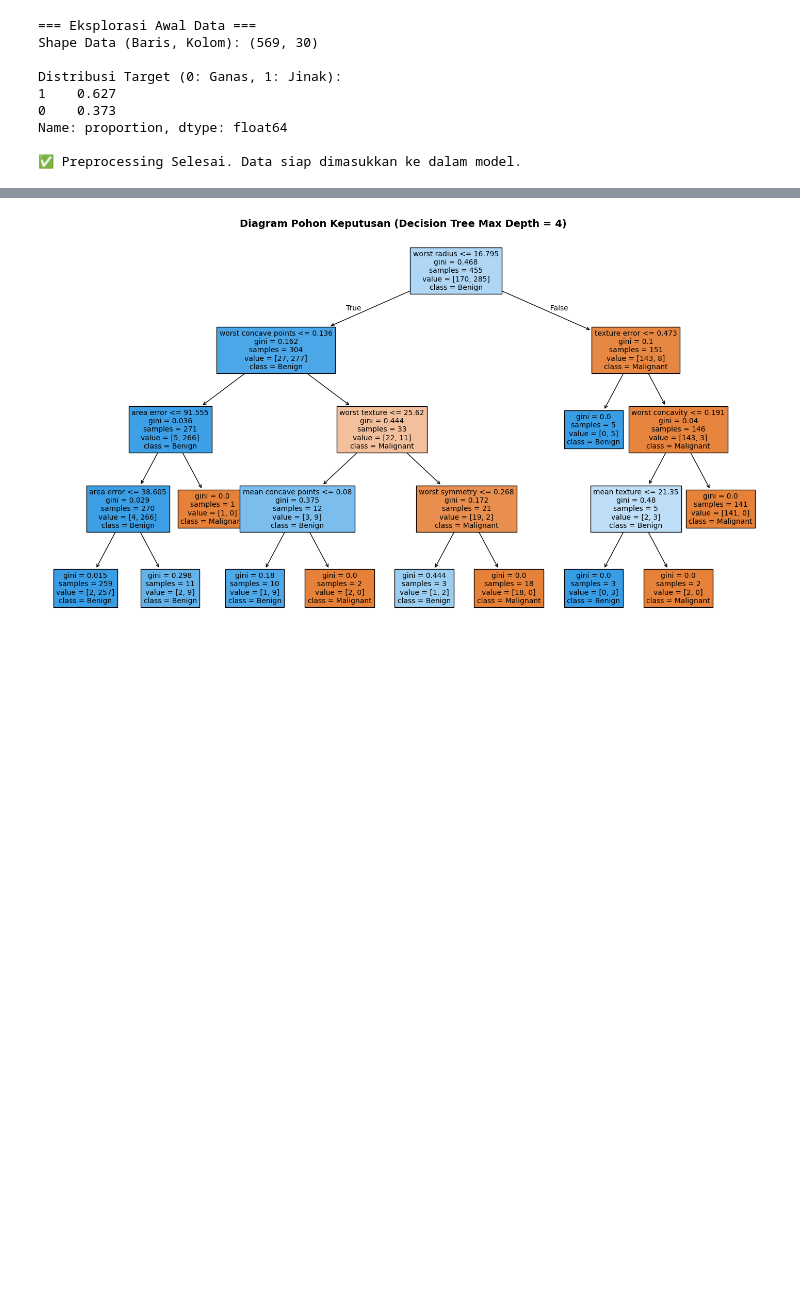
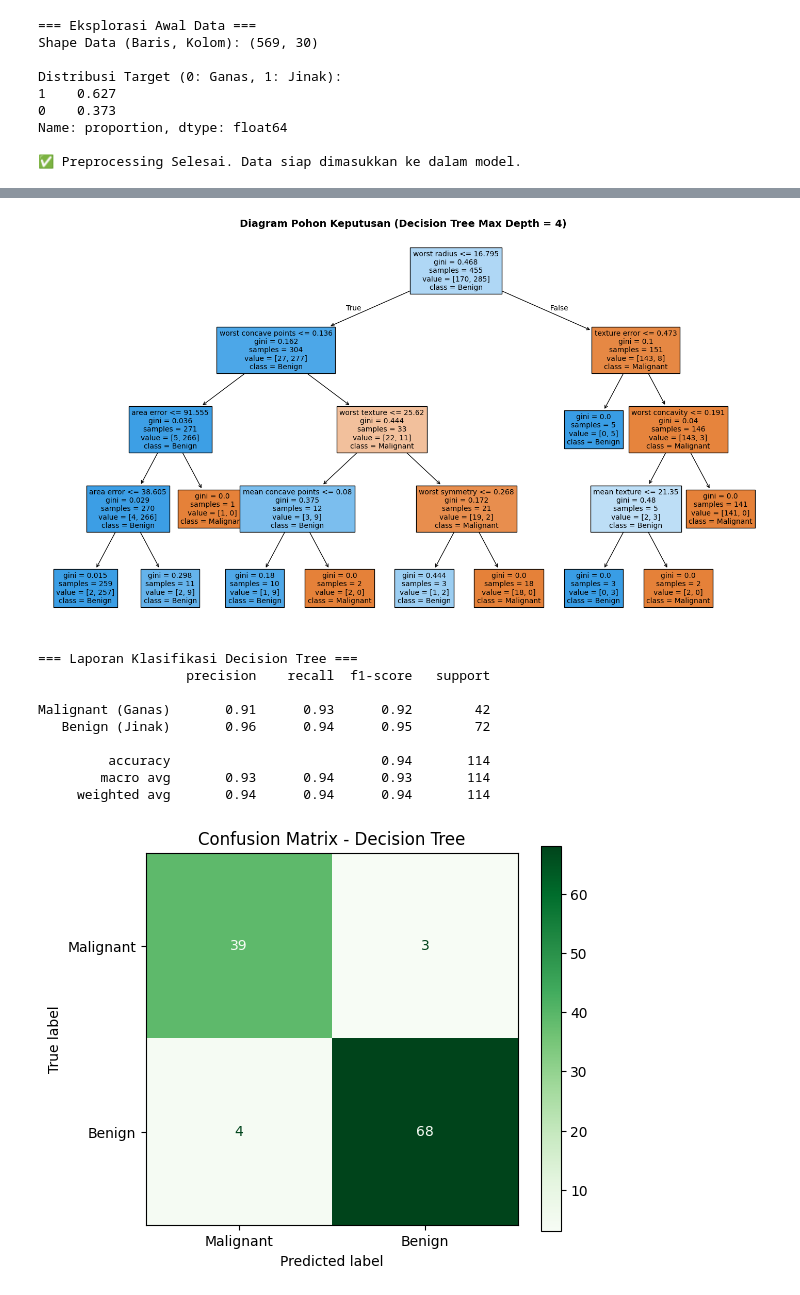
Before and after one commit to riza93n-hub/data-science-2026, a Jupyter notebook: Pertemuan9_RIZA_250401020014.ipynb, the cells around one changed output, grey strips where cells are left out. Drawn from its saved outputs; the diff is of its cells as text; code cells hidden in the pictures; blank space fills up the shorter version.

```diff
--- a/Pertemuan9_RIZA_250401020014.ipynb
+++ b/Pertemuan9_RIZA_250401020014.ipynb
@@ -77,23 +112,44 @@ worst concave points  -0.953686
 # %%
 from sklearn.tree import DecisionTreeClassifier, plot_tree
+from sklearn.metrics import classification_report, confusion_matrix, ConfusionMatrixDisplay
 import matplotlib.pyplot as plt
 
 # =====================================================================
 # LANGKAH 4: LATIH DECISION TREE & VISUALISASI
 # =====================================================================
 tree_model = DecisionTreeClassifier(max_depth=4, random_state=42)
 tree_model.fit(X_train, y_train)
 y_pred_tree = tree_model.predict(X_test)
 
 plt.figure(figsize=(18, 10))
 plot_tree(
     tree_model,
     feature_names=X.columns,
     class_names=['Malignant', 'Benign'],
     filled=True,
     fontsize=10
 )
 plt.title('Diagram Pohon Keputusan (Decision Tree Max Depth = 4)', fontsize=14, fontweight='bold')
 plt.show()
+
+print('\n=== Laporan Klasifikasi Decision Tree ===')
+print(classification_report(y_test, y_pred_tree, target_names=['Malignant (Ganas)', 'Benign (Jinak)']))
+
+# Visualisasi Confusion Matrix Decision Tree
+fig, ax = plt.subplots(figsize=(6, 5))
+cm_tree = confusion_matrix(y_test, y_pred_tree)
+ConfusionMatrixDisplay(cm_tree, display_labels=['Malignant', 'Benign']).plot(ax=ax, cmap='Greens')
+ax.set_title('Confusion Matrix - Decision Tree')
+plt.show()
 # %% [output]
 [figure]
+=== Laporan Klasifikasi Decision Tree ===
+                   precision    recall  f1-score   support
+
+Malignant (Ganas)       0.91      0.93      0.92        42
+   Benign (Jinak)       0.96      0.94      0.95        72
+
+         accuracy                           0.94       114
+        macro avg       0.93      0.94      0.93       114
+     weighted avg       0.94      0.94      0.94       114
+[figure, added]
```
Also changed, not shown: parts of 5 cells of this notebook.
